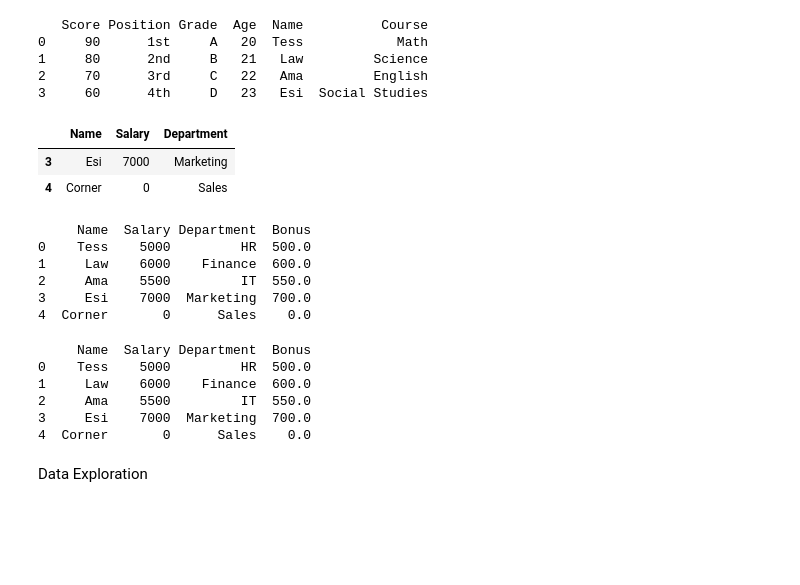
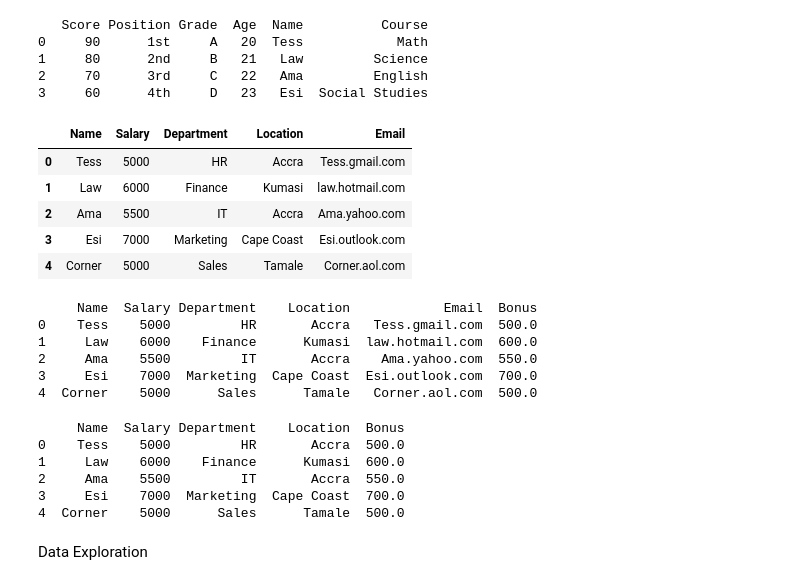
Before and after one commit to llawlaw23/Python_101, a Jupyter notebook: Python.ipynb, the cells around one changed output. Saved outputs shown, nothing was run; the diff lists cells and outputs as text; code cells hidden in the pictures; blank space fills up the shorter version.

```diff
--- a/Python.ipynb
+++ b/Python.ipynb
@@ -1455,34 +1455,39 @@ print(la)
 # %%
 data = pd.DataFrame({
     "Name": ["Tess", "Law", "Ama", "Esi", "Corner"],
-    "Salary": [5000, 6000, 5500, 7000, 0],
-    "Department": ["HR", "Finance", "IT", "Marketing", "Sales"]
+    "Salary": [5000, 6000, 5500, 7000, 5000],
+    "Department": ["HR", "Finance", "IT", "Marketing", "Sales"],
+    "Location": ["Accra", "Kumasi", "Accra", "Cape Coast", "Tamale"],
+    "Email": ["Tess.gmail.com", "law.hotmail.com", "Ama.yahoo.com", "Esi.outlook.com", "Corner.aol.com"]
 })
-data.tail(2)
+data.head(5)
 # %% [output]
-|  | Name | Salary | Department |
-| 3 | Esi | 7000 | Marketing |
-| 4 | Corner | 0 | Sales |
+|  | Name | Salary | Department | Location | Email |
+| 0 | Tess | 5000 | HR | Accra | Tess.gmail.com |
+| 1 | Law | 6000 | Finance | Kumasi | law.hotmail.com |
+| 2 | Ama | 5500 | IT | Accra | Ama.yahoo.com |
+| 3 | Esi | 7000 | Marketing | Cape Coast | Esi.outlook.com |
+| 4 | Corner | 5000 | Sales | Tamale | Corner.aol.com |
 # %%
 data["Bonus"] = data["Salary"] * 0.1
 print(data)
 # %% [output]
-     Name  Salary Department  Bonus
-0    Tess    5000         HR  500.0
-1     Law    6000    Finance  600.0
-2     Ama    5500         IT  550.0
-3     Esi    7000  Marketing  700.0
-4  Corner       0      Sales    0.0
+     Name  Salary Department    Location            Email  Bonus
+0    Tess    5000         HR       Accra   Tess.gmail.com  500.0
+1     Law    6000    Finance      Kumasi  law.hotmail.com  600.0
+2     Ama    5500         IT       Accra    Ama.yahoo.com  550.0
+3     Esi    7000  Marketing  Cape Coast  Esi.outlook.com  700.0
+4  Corner    5000      Sales      Tamale   Corner.aol.com  500.0
 # %%
 data["Bonus"].astype(int)
 print(data)
 # %% [output]
-     Name  Salary Department  Bonus
-0    Tess    5000         HR  500.0
-1     Law    6000    Finance  600.0
-2     Ama    5500         IT  550.0
-3     Esi    7000  Marketing  700.0
-4  Corner       0      Sales    0.0
+     Name  Salary Department    Location  Bonus
+0    Tess    5000         HR       Accra  500.0
+1     Law    6000    Finance      Kumasi  600.0
+2     Ama    5500         IT       Accra  550.0
+3     Esi    7000  Marketing  Cape Coast  700.0
+4  Corner    5000      Sales      Tamale  500.0
 # %%
 data.to_csv("employees.csv", index = False)
 # %% [markdown]
```
Also changed, not shown: parts of 46 cells of this notebook, 2 other files.
